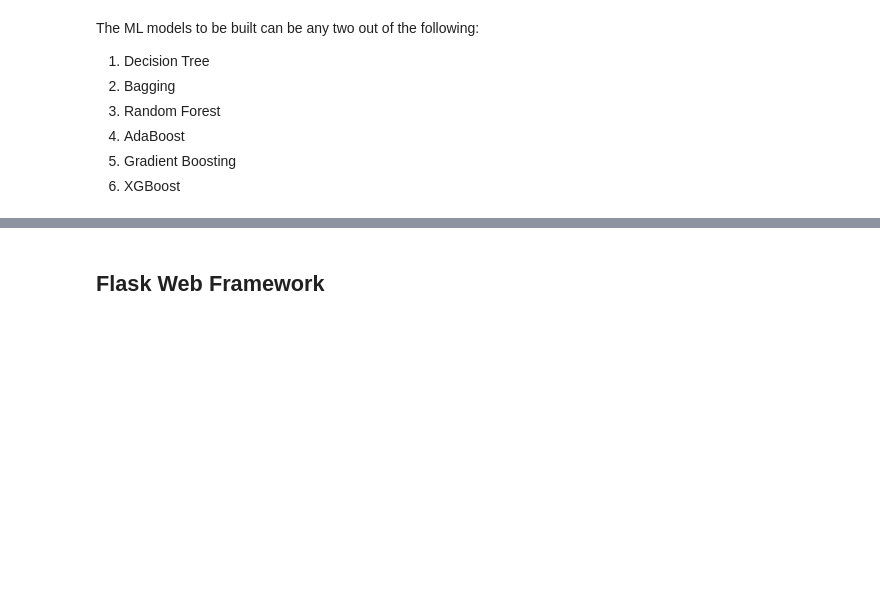
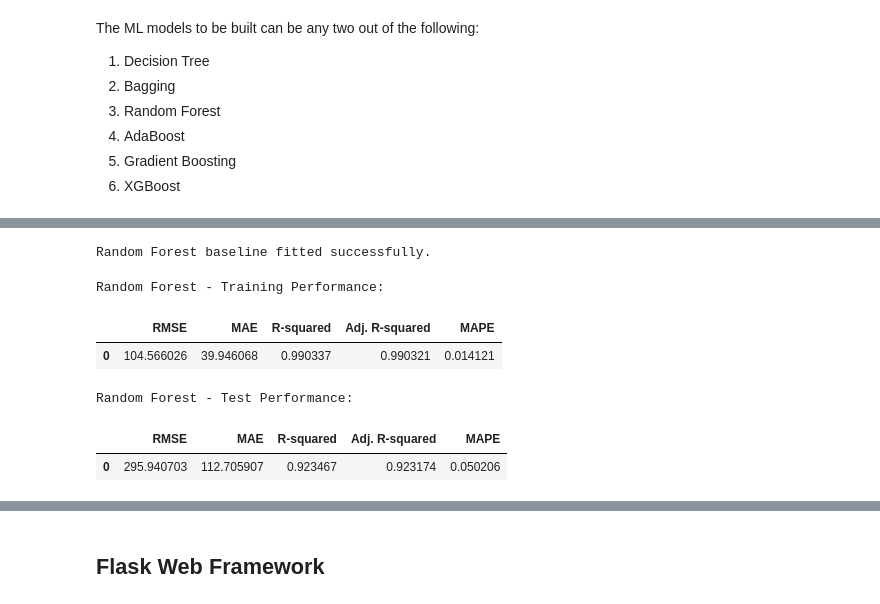
Before and after one commit to amolchopra/FlappyBird-SpriteBuilder, a Jupyter notebook: Amol_Chopra_Full_Code_SuperKart_Model_Deployment_Notebook.ipynb, the cells around one changed output, grey strips where cells are left out. Cells and saved outputs as stored; diff of their text form; code cells hidden in the pictures; blank space fills up the shorter version.

```diff
--- a/Amol_Chopra_Full_Code_SuperKart_Model_Deployment_Notebook.ipynb
+++ b/Amol_Chopra_Full_Code_SuperKart_Model_Deployment_Notebook.ipynb
@@ -1848,0 +1943,38 @@ The ML models to be built can be any two out of the following:
+# %%
+# Build the Random Forest pipeline:
+#   Step 1: preprocessor (one-hot encodes categoricals, passes numerics through).
+#   Step 2: RandomForestRegressor with default parameters.
+# random_state=1 makes the result reproducible across runs.
+rf_estimator = RandomForestRegressor(random_state=1)
+rf_estimator = make_pipeline(preprocessor, rf_estimator)
+
+# Fit the pipeline on training data only.
+# The preprocessor learns the categorical encoding from X_train, and
+# the Random Forest fits its trees on the encoded training data.
+rf_estimator.fit(X_train, y_train)
+
+print("Random Forest baseline fitted successfully.")
+# %% [output]
+Random Forest baseline fitted successfully.
+# %%
+# Evaluate the Random Forest on the training set.
+# A near-perfect score on training is normal for Random Forests because they
+# can memorise training data with default parameters. The test score is what tells
+# us about generalisation.
+rf_estimator_model_train_perf = model_performance_regression(rf_estimator, X_train, y_train)
+print("Random Forest - Training Performance:")
+rf_estimator_model_train_perf
+# %% [output]
+Random Forest - Training Performance:
+|  | RMSE | MAE | R-squared | Adj. R-squared | MAPE |
+| 0 | 104.566026 | 39.946068 | 0.990337 | 0.990321 | 0.014121 |
+# %%
+# Evaluate the Random Forest on the test set.
+# This is the honest estimate of how the model generalises to unseen data.
+rf_estimator_model_test_perf = model_performance_regression(rf_estimator, X_test, y_test)
+print("Random Forest - Test Performance:")
+rf_estimator_model_test_perf
+# %% [output]
+Random Forest - Test Performance:
+|  | RMSE | MAE | R-squared | Adj. R-squared | MAPE |
+| 0 | 295.940703 | 112.705907 | 0.923467 | 0.923174 | 0.050206 |
```
Also changed, not shown: parts of 51 cells of this notebook.
